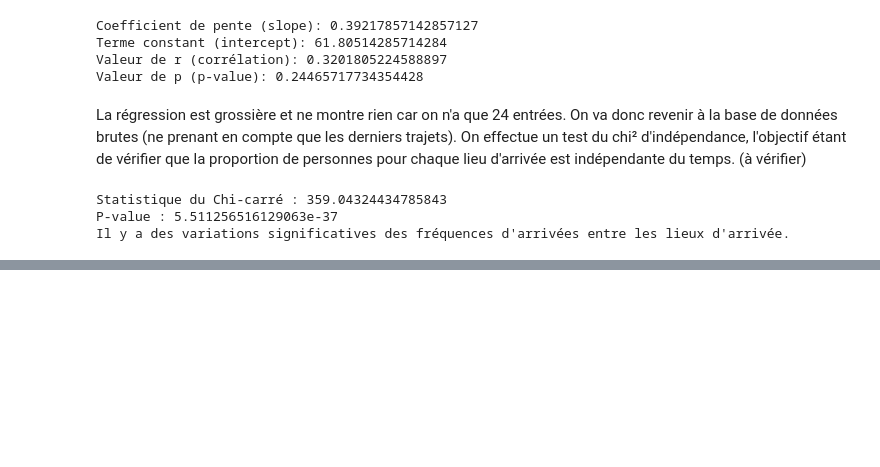
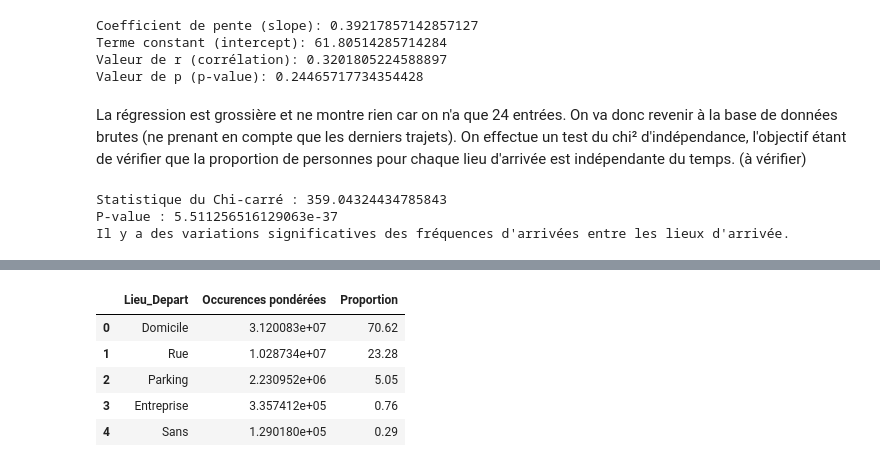
Before and after one commit to kilianguillon/Projet_statapp, a Jupyter notebook: script_main.ipynb, the cells around one changed output, grey strips where cells are left out. Saved outputs shown, nothing was run; the diff lists cells and outputs as text; code cells hidden in the pictures; blank space fills up the shorter version.

```diff
--- a/script_main.ipynb
+++ b/script_main.ipynb
@@ -330,0 +343,9 @@ Il y a des variations significatives des fréquences d'arrivées entre les lieux
+# %%
+count_occ_pond(EMP_prems[EMP_prems["WE"]==1], "Lieu_Depart", "POND_JOUR")  #lieu du premier départ en WE
+# %% [output]
+|  | Lieu_Depart | Occurences pondérées | Proportion |
+| 0 | Domicile | 3.120083e+07 | 70.62 |
+| 1 | Rue | 1.028734e+07 | 23.28 |
+| 2 | Parking | 2.230952e+06 | 5.05 |
+| 3 | Entreprise | 3.357412e+05 | 0.76 |
+| 4 | Sans | 1.290180e+05 | 0.29 |
```
Also changed, not shown: parts of 23 cells of this notebook.
